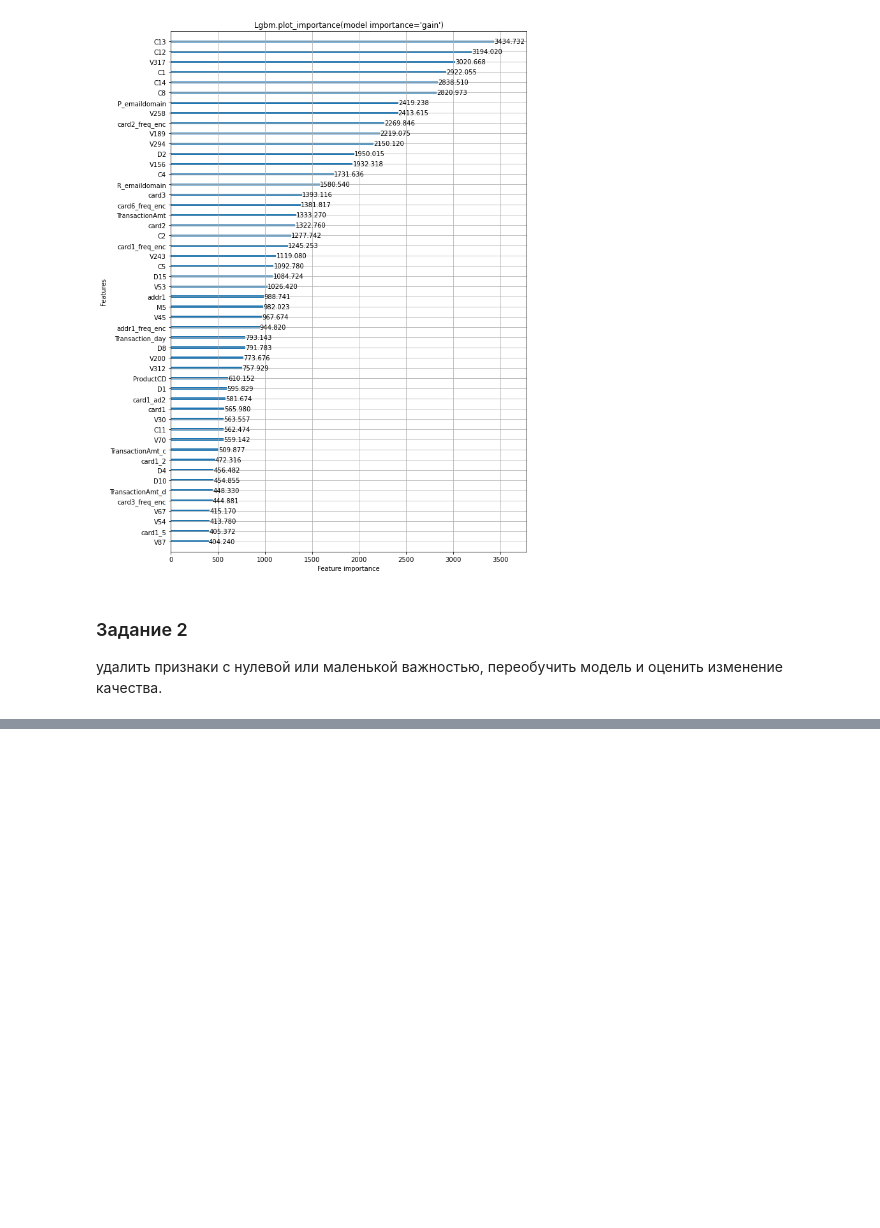
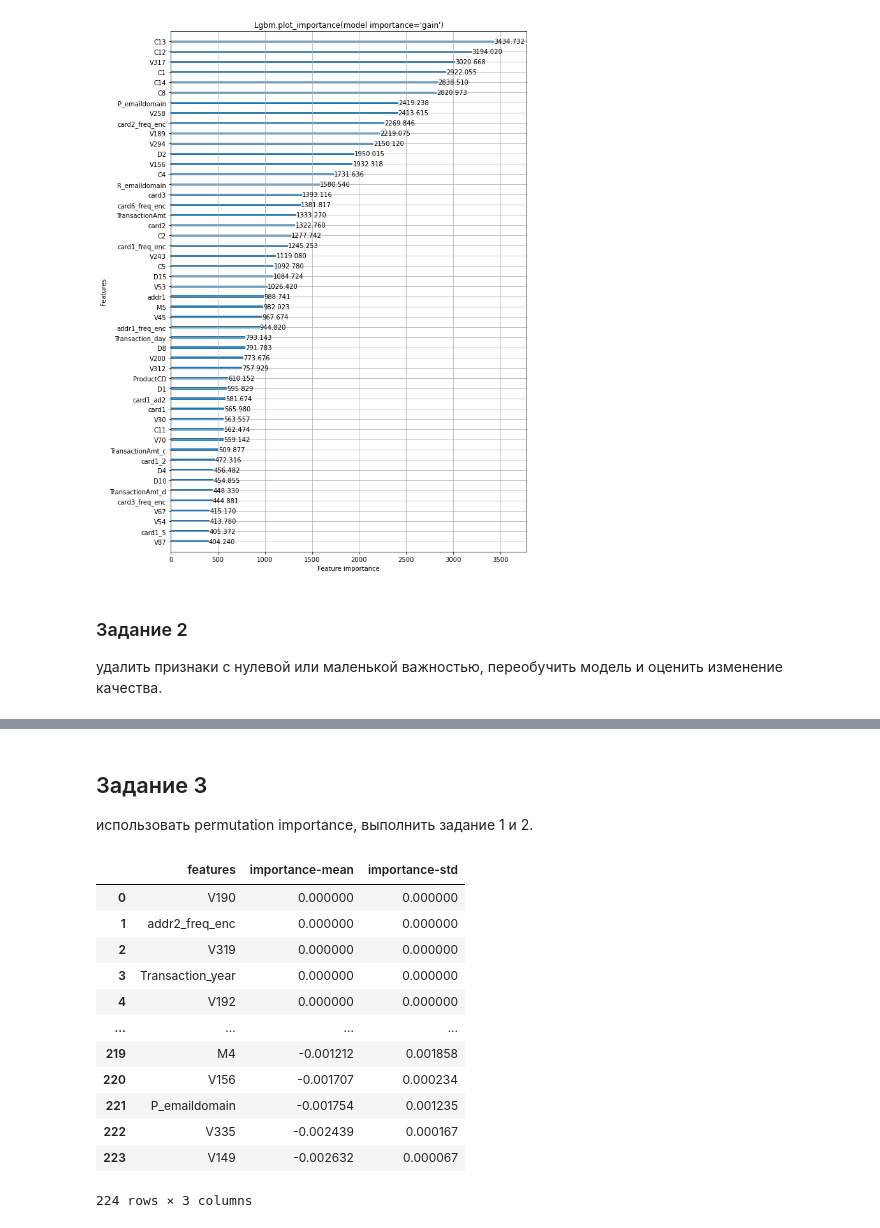
Before and after one commit to evelisko/GB_SDA_Kaggle, a Jupyter notebook: Lesson 6/HW_kaggle_lesson_6.ipynb, the cells around one changed output, grey strips where cells are left out. Saved outputs shown, nothing was run; the diff lists cells and outputs as text; code cells hidden in the pictures; blank space fills up the shorter version.

```diff
--- a/Lesson 6/HW_kaggle_lesson_6.ipynb
+++ b/Lesson 6/HW_kaggle_lesson_6.ipynb
@@ -139,3 +154,3 @@ def evalute_model(df, categorical, model_name=""):
 # %%
-evalute_model(df=public_df, categorical=categorical, model_name='Base_line')
+base_model= evalute_model(df=public_df, categorical=categorical, model_name='Base_line')
 # %% [output]
@@ -342,0 +268,50 @@ evalute_model(df=public_df[importance_features], categorical=categorical, model_
+# %% [markdown]
+## Задание 3
+
+ использовать permutation importance, выполнить задание 1 и 2.
+# %%
+# Разделим выборки на тренировчную, тестовую и валидационную.
+x_train, x_test = train_test_split(public_df.drop(["TransactionID", "isFraud"], axis=1), train_size=0.60, shuffle=False, random_state=1)
+y_train, y_test = train_test_split(public_df["isFraud"], train_size=0.60, shuffle=False, random_state=1,) # В данных имеется временная зависимость, поэтому пока перемешивать ничего не будем.
+
+x_test, x_val = train_test_split(x_test, train_size=0.50, shuffle=False, random_state=1,)
+y_test, y_val = train_test_split(y_test, train_size=0.50, shuffle=False, random_state=1,)
+# %%
+le = LabelEncoder()
+for feature in categorical:
+    cat_value = list(x_val[feature].values.astype('str'))
+    le.fit(cat_value)
+    x_val[feature] = le.transform(cat_value)
+# %%
+from sklearn.inspection import permutation_importance
+
+importance = permutation_importance(
+   base_model, x_val, y_val, scoring="roc_auc", n_jobs=6, random_state=27
+)
+# %%
+importance_scores = pd.DataFrame({
+    "features": x_val.columns,
+    "importance-mean": importance.importances_mean,
+    "importance-std": importance.importances_std,
+})
+importance_scores = importance_scores.sort_values(
+    by="importance-mean", ascending=False
+)
+importance_scores = importance_scores.reset_index(drop=True)
+decrease_scores = importance_scores[importance_scores["importance-mean"]<=0]
+decrease_scores = decrease_scores.reset_index(drop=True)
+decrease_scores
+# %% [output]
+|  | features | importance-mean | importance-std |
+| 0 | V190 | 0.000000 | 0.000000 |
+| 1 | addr2_freq_enc | 0.000000 | 0.000000 |
+| 2 | V319 | 0.000000 | 0.000000 |
+| 3 | Transaction_year | 0.000000 | 0.000000 |
+| 4 | V192 | 0.000000 | 0.000000 |
+| ... | ... | ... | ... |
+| 219 | M4 | -0.001212 | 0.001858 |
+| 220 | V156 | -0.001707 | 0.000234 |
+| 221 | P_emaildomain | -0.001754 | 0.001235 |
+| 222 | V335 | -0.002439 | 0.000167 |
+| 223 | V149 | -0.002632 | 0.000067 |
+224 rows × 3 columns
```
Also changed, not shown: parts of 23 cells of this notebook.
